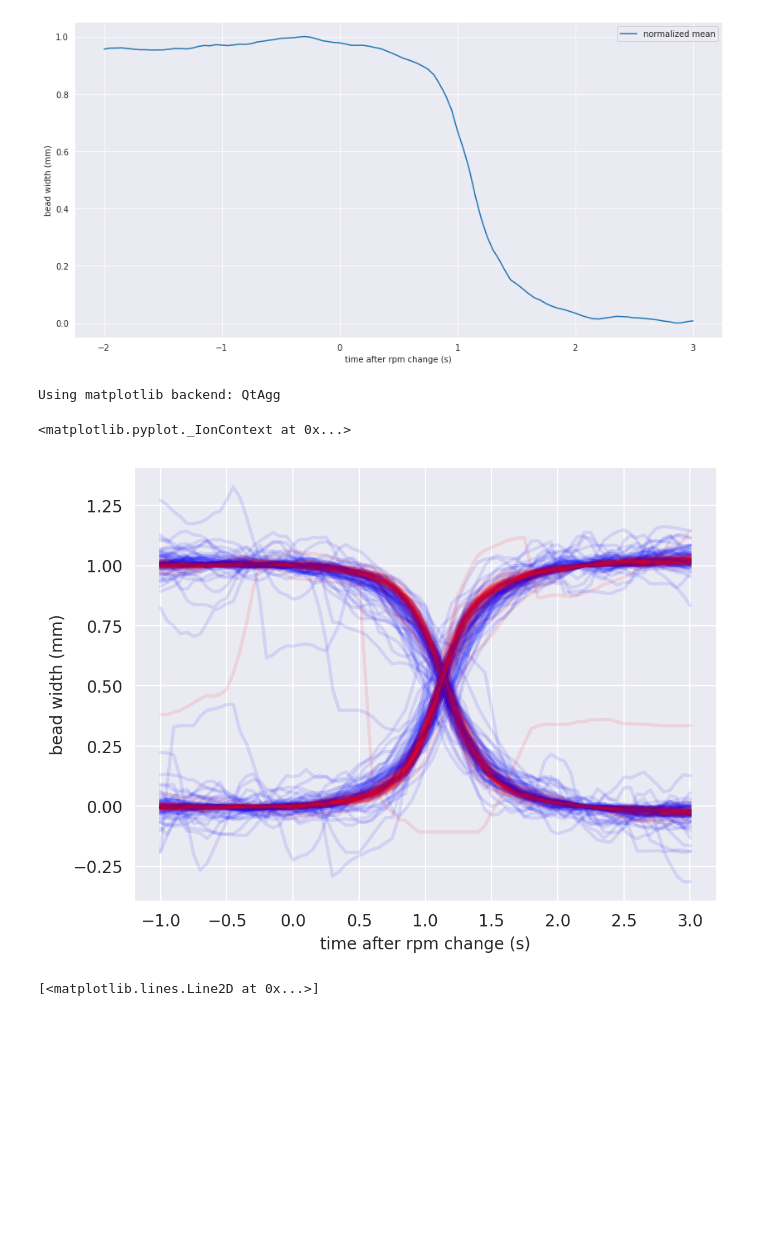
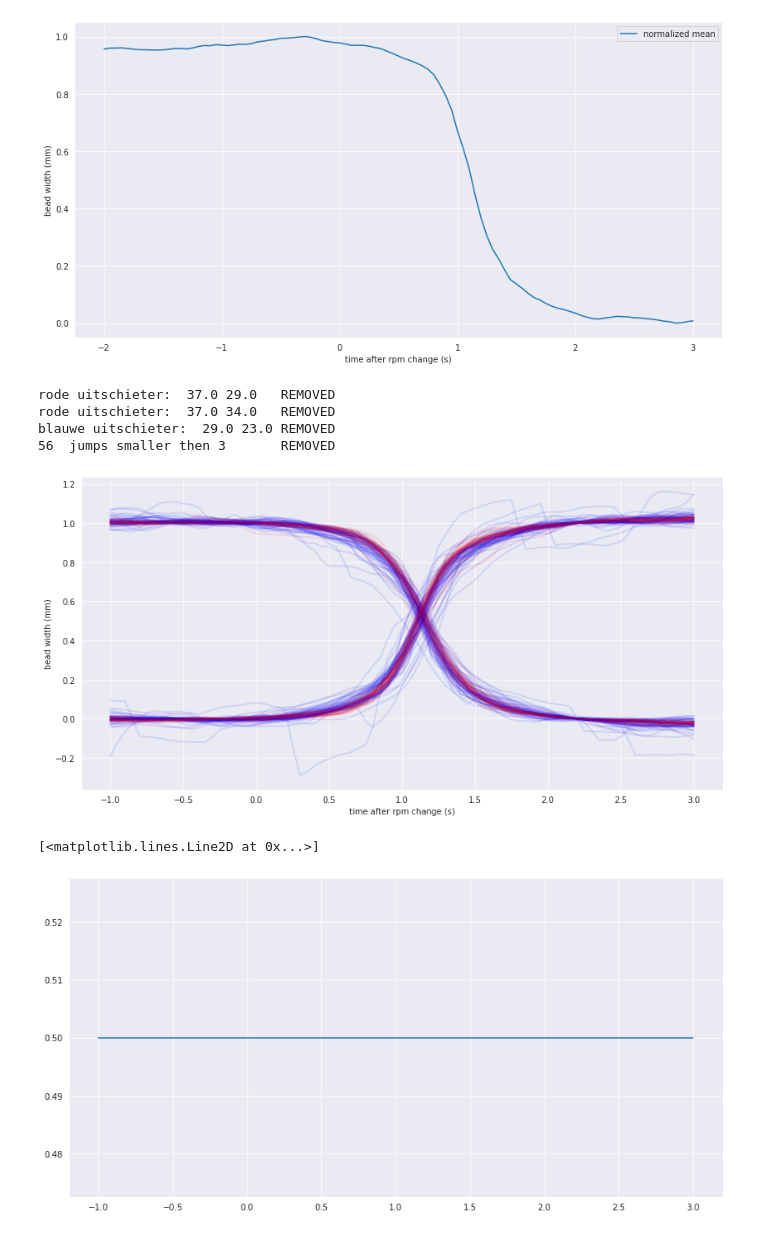
Before and after one commit to joostzaalberg/CEAD_ml, a Jupyter notebook: scripts/petg30gf_groteset_expl.ipynb, the cells around one changed output. Saved outputs shown, nothing was run; the diff lists cells and outputs as text; code cells hidden in the pictures; blank space fills up the shorter version.

```diff
--- a/scripts/petg30gf_groteset_expl.ipynb
+++ b/scripts/petg30gf_groteset_expl.ipynb
@@ -531,31 +529,45 @@ for i, edge in enumerate(bin_edges):
     sorted_data_dict[(rpm_sp[ds_idx], rpm_sp[ds_idx+1])] = mean_norm
     edge_prev = edge
 # %%
-%matplotlib
-
-fig, ax = plt.subplots()
+# plotting here
 
 items = list(sorted_data_dict.items())
+np.random.seed(42)
 np.random.shuffle(items)
+
+count = 0
+small_jump_threshold = 3
 
 for key, line in items:
     b, a = key
-    ax.plot(x, line, label = f'rpms {b}' +r' $\rightarrow$ ' + f'{a}', alpha = 0.1,
-    c = cm.bwr((abs(a - b)-5.5)*22), linewidth = 2)
 
+    if abs(a-b) < small_jump_threshold:
+        count += 1
+        continue
+    if np.any(line[30:35] > 0.9) & np.any(line[:20] < 0.5):
+        print('blauwe uitschieter: ', b, a, 'REMOVED')
+        continue
+    if np.any(line[30:35] < 0.5) & np.any(line[:20] > 0.9):
+        print('rode uitschieter: ', b, a, '  REMOVED')
+        continue
+    plt.plot(x, line, label = f'rpms {b}' +r' $\rightarrow$ ' + f'{a}', alpha = 0.1,
+    c = cm.bwr((abs(a - b)-7.5)*22), linewidth = 2)
     # ((a or b)-10)/33
 
+print(f'{count}  jumps smaller then {small_jump_threshold}       REMOVED ')
 
-ax.set_xlabel('time after rpm change (s)')
-ax.set_ylabel('bead width (mm)')
+plt.xlabel('time after rpm change (s)')
+plt.ylabel('bead width (mm)')
 
-
-plt.ion()
+plt.show()
 # %% [output]
-Using matplotlib backend: QtAgg
+rode uitschieter:  37.0 29.0   REMOVED
+rode uitschieter:  37.0 34.0   REMOVED
+blauwe uitschieter:  29.0 23.0 REMOVED
+56  jumps smaller then 3       REMOVED
-<matplotlib.pyplot._IonContext at 0x...>
-[figure, old version]
+[figure, new version]
 # %%
-ax.plot([-1,3],[0.5,0.5])
+plt.plot([-1,3],[0.5,0.5])
 # %% [output]
 [<matplotlib.lines.Line2D at 0x...>]
+[figure, added]
```
Also changed, not shown: parts of 3 cells of this notebook.
